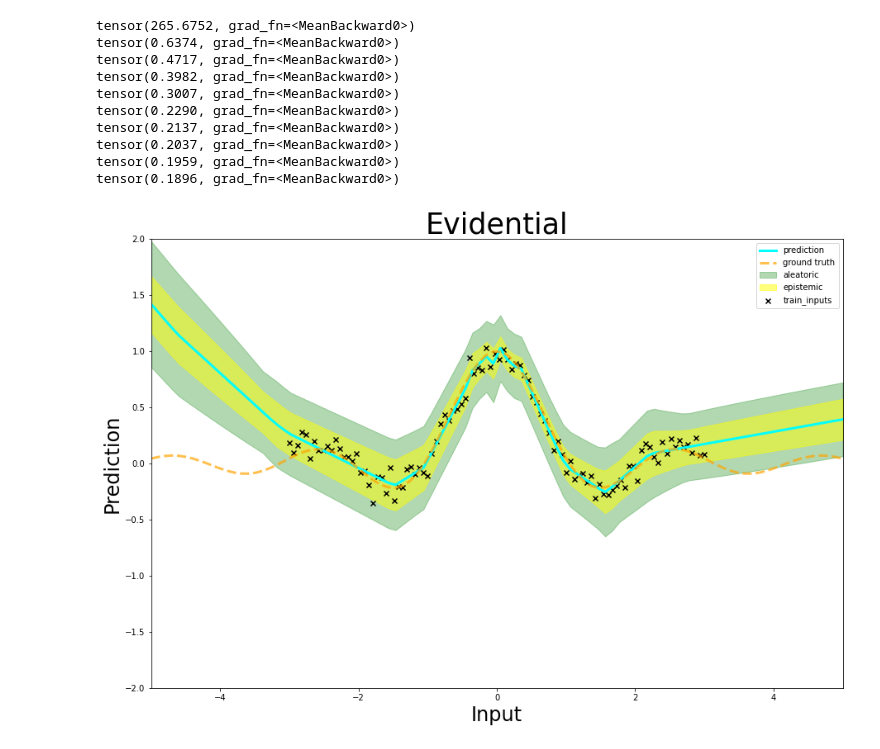
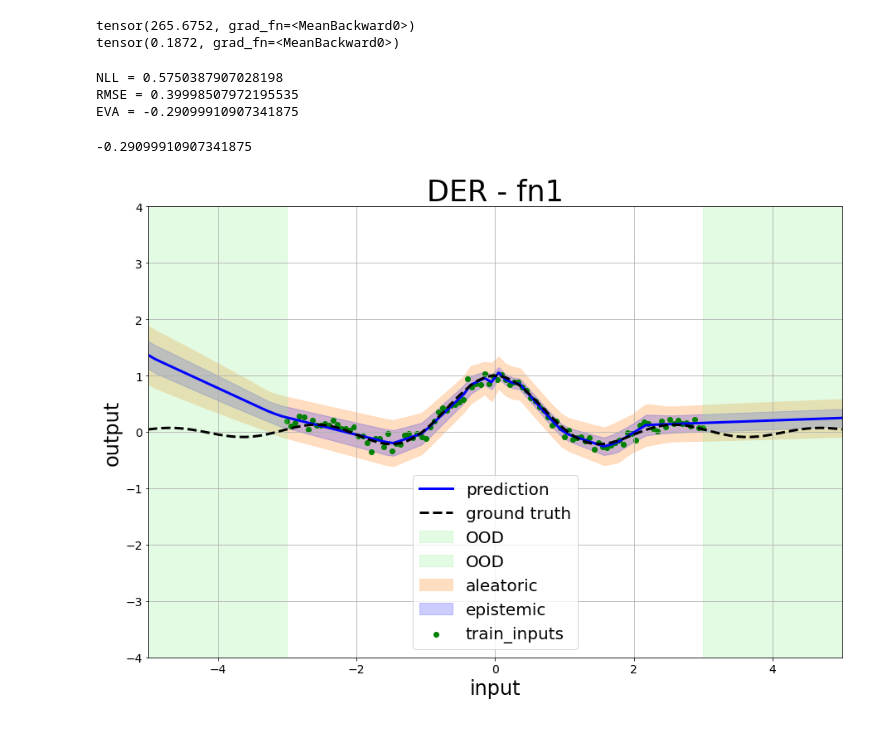
Before and after one commit to AshAswin/evidential_mcdo_adf_gp, a Jupyter notebook: evidential_regression_toydataset.ipynb, the cells around one changed output. Drawn from its saved outputs; the diff is of its cells as text; code cells hidden in the pictures.

Commit message:
Add refactored code for evidential regression and changes in plots

```diff
--- a/evidential_regression_toydataset.ipynb
+++ b/evidential_regression_toydataset.ipynb
@@ -151,7 +232,7 @@ custom_net = custom_net.train()
 #Set hyperparameters
 n_data_points = np.shape(train_data.x)[0]
 batch_size = n_data_points
-epochs = 10000
+epochs = 20000
 batch_per_epoch = n_data_points//batch_size
 learning_rate = 1e-3
 #Loss Function
@@ -173,37 +254,45 @@ for epoch in range(epochs):
   #x = x + learning_rate * \del x
   optimizer.step()
 
-  if np.mod(epoch, 1000) == 0:
+  if np.mod(epoch, 10000) == 0:
       print (loss_fn_obj)
 # %% [output]
 tensor(265.6752, grad_fn=<MeanBackward0>)
-tensor(0.6374, grad_fn=<MeanBackward0>)
-tensor(0.4717, grad_fn=<MeanBackward0>)
-tensor(0.3982, grad_fn=<MeanBackward0>)
-tensor(0.3007, grad_fn=<MeanBackward0>)
-tensor(0.2290, grad_fn=<MeanBackward0>)
-tensor(0.2137, grad_fn=<MeanBackward0>)
-tensor(0.2037, grad_fn=<MeanBackward0>)
-tensor(0.1959, grad_fn=<MeanBackward0>)
-tensor(0.1896, grad_fn=<MeanBackward0>)
+tensor(0.1872, grad_fn=<MeanBackward0>)
 # %%
 custom_net.eval()
 x_test = torch.Tensor(test_data.x).view(-1,1)
 #Picking the model corresponding to the last epoch
 y_pred = custom_net(x_test)
 y_pred = y_pred.detach().numpy()
 
 mu = np.asarray(y_pred[:,0])
 a = np.asarray(y_pred[:,1]) + 1.0
 b = np.asarray(y_pred[:,2]) + 0.1
 l = np.asarray(y_pred[:,3]) + 1.0
 
 aleatoric = b/(a-1)
 epistemic= b/((a-1)*l)
-prediction = mu
+predictions = mu
 
-plot_results(train_data,test_data, prediction.reshape(-1,1),\
+
+
+plot_results(train_data,test_data, predictions.reshape(-1,1),\
              aleatoric.reshape(-1,1), epistemic.reshape(-1,1),\
-             limits={"x":(-5,5),"y":(-2,2)},fn_samples=None,title='Evidential')
+              limits={"x":(-5,5),"y":(-4,4)},v_span=[(-5,-3),(3,5)],
+             fn_samples=None, legend_loc='lower center',
+             title='DER - fn1',filename='der_fn1.pdf')
+
+
+
+#metrics evaluation
+predictive_uncertainty = epistemic + aleatoric
+log_likelihood(predictions.squeeze(), test_data.y_gt.squeeze(), np.sqrt(predictive_uncertainty).squeeze())
+compute_rmse(predictions.squeeze(),test_data.y_gt.squeeze())
+compute_explained_variance(predictions.squeeze(), test_data.y_gt.squeeze())
 # %% [output]
+NLL = 0.5750387907028198
+RMSE = 0.39998507972195535
+EVA = -0.29099910907341875
+-0.29099910907341875
-[figure, old version]
+[figure, new version]
```
Also changed, not shown: parts of 6 cells of this notebook.
